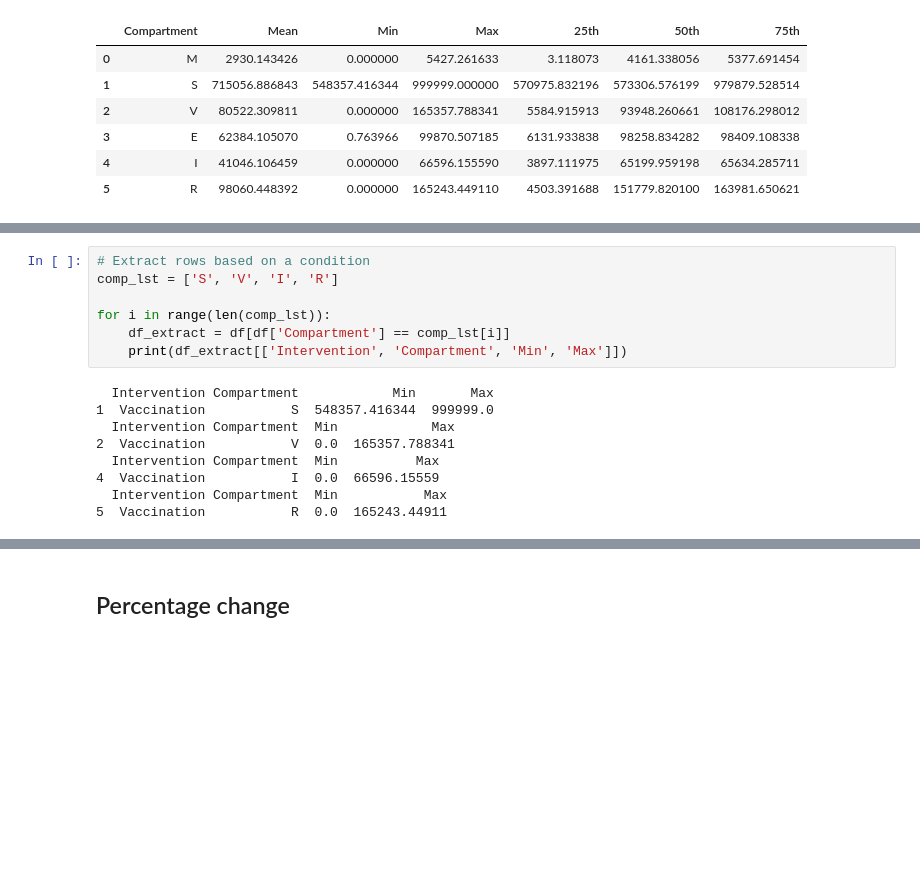
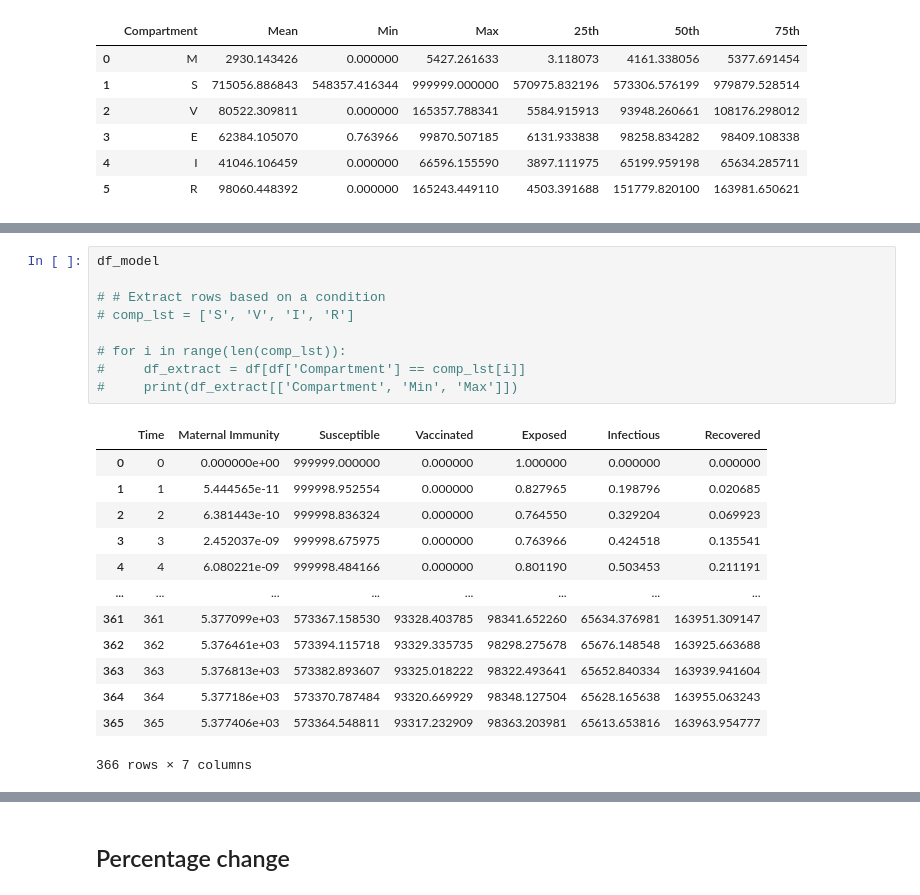
Before and after one commit to nwjun/infectious-disease-modelling, a Jupyter notebook: MSEIRS-Vaccination.ipynb, the cells around one changed output, grey strips where cells are left out. Saved outputs shown, nothing was run; the diff lists cells and outputs as text; blank space fills up the shorter version.

```diff
--- a/MSEIRS-Vaccination.ipynb
+++ b/MSEIRS-Vaccination.ipynb
@@ -140,19 +194,26 @@ df
 # %%
-# Extract rows based on a condition
-comp_lst = ['S', 'V', 'I', 'R']
+df_model
 
-for i in range(len(comp_lst)):
-    df_extract = df[df['Compartment'] == comp_lst[i]]
-    print(df_extract[['Intervention', 'Compartment', 'Min', 'Max']])
+# # Extract rows based on a condition
+# comp_lst = ['S', 'V', 'I', 'R']
+
+# for i in range(len(comp_lst)):
+#     df_extract = df[df['Compartment'] == comp_lst[i]]
+#     print(df_extract[['Compartment', 'Min', 'Max']])
 # %% [output]
+|  | Time | Maternal Immunity | Susceptible | Vaccinated | Exposed | Infectious | Recovered |
+| 0 | 0 | 0.000000e+00 | 999999.000000 | 0.000000 | 1.000000 | 0.000000 | 0.000000 |
+| 1 | 1 | 5.444565e-11 | 999998.952554 | 0.000000 | 0.827965 | 0.198796 | 0.020685 |
+| 2 | 2 | 6.381443e-10 | 999998.836324 | 0.000000 | 0.764550 | 0.329204 | 0.069923 |
+| 3 | 3 | 2.452037e-09 | 999998.675975 | 0.000000 | 0.763966 | 0.424518 | 0.135541 |
+| 4 | 4 | 6.080221e-09 | 999998.484166 | 0.000000 | 0.801190 | 0.503453 | 0.211191 |
+| ... | ... | ... | ... | ... | ... | ... | ... |
+| 361 | 361 | 5.377099e+03 | 573367.158530 | 93328.403785 | 98341.652260 | 65634.376981 | 163951.309147 |
+| 362 | 362 | 5.376461e+03 | 573394.115718 | 93329.335735 | 98298.275678 | 65676.148548 | 163925.663688 |
+| 363 | 363 | 5.376813e+03 | 573382.893607 | 93325.018222 | 98322.493641 | 65652.840334 | 163939.941604 |
+| 364 | 364 | 5.377186e+03 | 573370.787484 | 93320.669929 | 98348.127504 | 65628.165638 | 163955.063243 |
+| 365 | 365 | 5.377406e+03 | 573364.548811 | 93317.232909 | 98363.203981 | 65613.653816 | 163963.954777 |
-  Intervention Compartment            Min       Max
-1  Vaccination           S  548357.416344  999999.0
-  Intervention Compartment  Min            Max
-2  Vaccination           V  0.0  165357.788341
-  Intervention Compartment  Min          Max
-4  Vaccination           I  0.0  66596.15559
-  Intervention Compartment  Min           Max
-5  Vaccination           R  0.0  165243.44911
+366 rows × 7 columns
 # %%
 # Plot
 plt.plot(times, M, label='Maternal Immunity')
```
Also changed, not shown: parts of 4 cells of this notebook, 3 other files.
